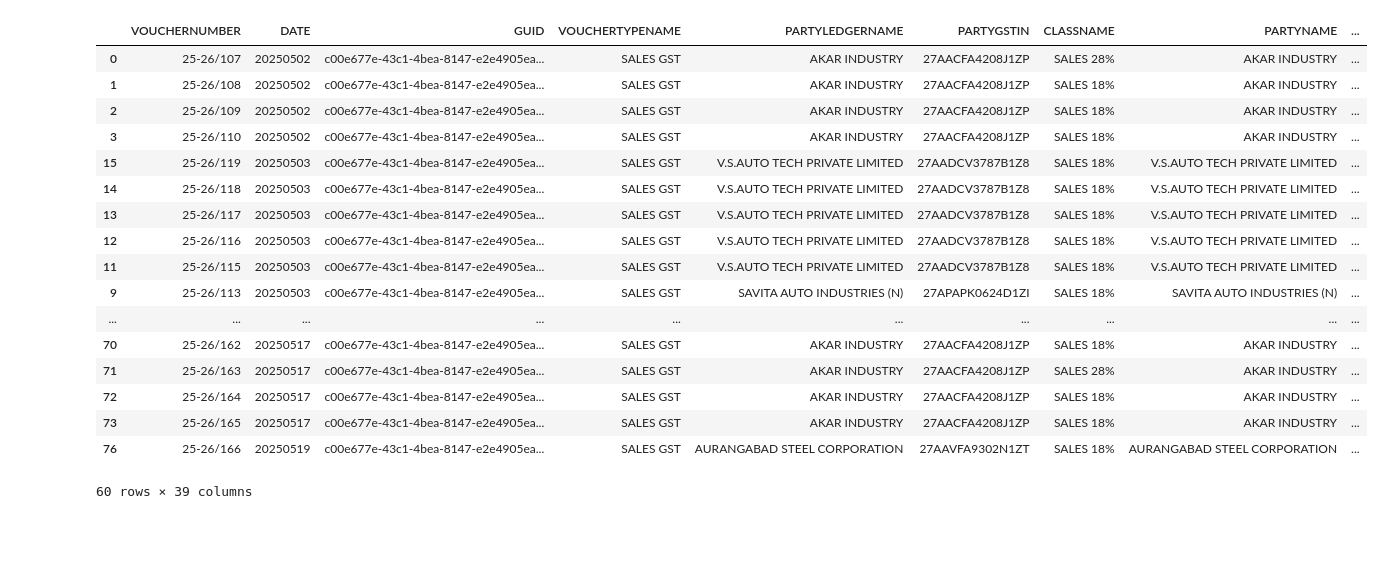
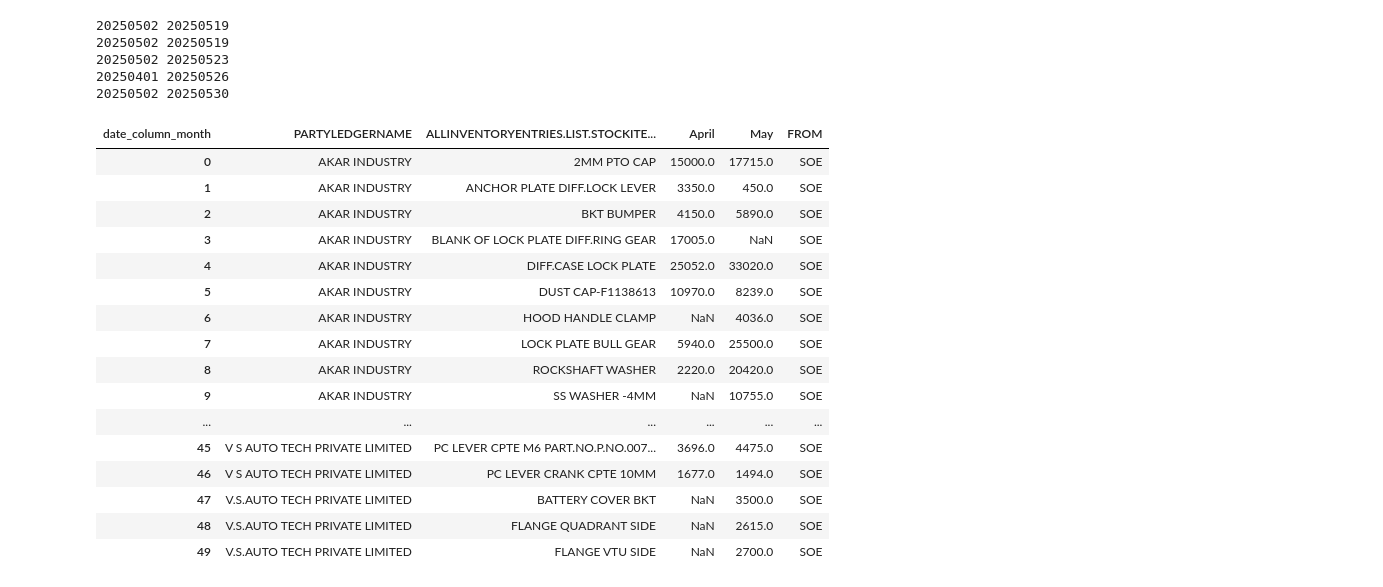
Before and after one commit to omkar-salunke/accounts, a Jupyter notebook: both_tally_daybook.ipynb, the cells around one changed output. Saved outputs shown, nothing was run; the diff lists cells and outputs as text; code cells hidden in the pictures; blank space fills up the shorter version.

```diff
--- a/both_tally_daybook.ipynb
+++ b/both_tally_daybook.ipynb
@@ -88,47 +88,55 @@ files_me = os.listdir('/content/drive/MyDrive/tally_export/ME/')
 # %%
 req_cols = ['VOUCHERNUMBER','DATE','GUID','VOUCHERTYPENAME','PARTYLEDGERNAME','PARTYGSTIN','CLASSNAME','PARTYNAME','CONSIGNEEGSTIN','PERSISTEDVIEW','ALLINVENTORYENTRIES.LIST.STOCKITEMNAME','ALLINVENTORYENTRIES.LIST.RATE','ALLINVENTORYENTRIES.LIST.AMOUNT','LEDGERENTRIES.LIST.VATEXPAMOUNT','LEDGERENTRIES.LIST.AMOUNT','ALLINVENTORYENTRIES.LIST.ACTUALQTY','ALLINVENTORYENTRIES.LIST.BILLEDQTY','ALLINVENTORYENTRIES.LIST.BATCHALLOCATIONS.LIST.AMOUNT','ALLINVENTORYENTRIES.LIST.BATCHALLOCATIONS.LIST.ACTUALQTY','ALLINVENTORYENTRIES.LIST.BATCHALLOCATIONS.LIST.BILLEDQTY','ALLINVENTORYENTRIES.LIST.ACCOUNTINGALLOCATIONS.LIST.LEDGERNAME','ALLINVENTORYENTRIES.LIST.ACCOUNTINGALLOCATIONS.LIST.AMOUNT','LEDGERENTRIES.LIST.LEDGERNAME','LEDGERENTRIES.LIST.AMOUNT','LEDGERENTRIES.LIST.VATEXPAMOUNT','INVOICEORDERLIST.LIST.BASICORDERDATE','INVOICEORDERLIST.LIST.BASICPURCHASEORDERNO','REFERENCEDATE','REFERENCE','CONSIGNEEPINNUMBER','ALLINVENTORYENTRIES.LIST.ACCOUNTINGALLOCATIONS.LIST.GSTOVRDNNATURE','ALLINVENTORYENTRIES.LIST.ACCOUNTINGALLOCATIONS.LIST.RATEDETAILS.LIST.GSTRATEDUTYHEAD','ALLLEDGERENTRIES.LIST.OLDAUDITENTRYIDS.LIST.OLDAUDITENTRYIDS','ALLLEDGERENTRIES.LIST.LEDGERNAME','ALLLEDGERENTRIES.LIST.AMOUNT','NARRATION']
 df_raw_collect_soe = pd.DataFrame()
 for xt in files_soe:
   path_ct = soe_list
   xml_file = path_ct+xt
   df_raw_f = xml_to_dataframe_vouchers(xml_file)
   df_raw_f_ref = pd.DataFrame(df_raw_f)[req_cols]
+  print(df_raw_f_ref.loc[0,'DATE'],df_raw_f_ref.loc[len(df_raw_f_ref)-1,'DATE'])
   df_raw_collect_soe = pd.concat([df_raw_collect_soe, df_raw_f_ref]).reset_index(drop=True)
 df_raw_collect_soe
-df_raw_soe = df_raw_f_ref.drop_duplicates(subset='GUID', keep='first').reset_index(drop=True)
+
+df_raw_soe = df_raw_collect_soe.drop_duplicates(subset='GUID', keep='first').reset_index(drop=True)
 df_raw_soe['date_column'] = pd.to_datetime(df_raw_soe['DATE'], format='%Y%m%d')
 df_raw_soe = df_raw_soe.sort_values('date_column')
 df_raw_soe['date_column_month'] = df_raw_soe['date_column'].dt.month_name()
 df_raw_soe['act_qty'] = df_raw_soe['ALLINVENTORYENTRIES.LIST.ACTUALQTY'].str.extract(r'([\d.]+)').astype(float)
-df_raw_soe_sales = df_raw_soe[df_raw_soe['VOUCHERTYPENAME']=='SALES GST']
+df_raw_soe_sales = df_raw_soe[df_raw_soe['VOUCHERTYPENAME'].isin(['Sales Gst', 'SALES GST'])]
 df_raw_soe_sales_sch = df_raw_soe_sales.groupby(['date_column_month','PARTYLEDGERNAME','ALLINVENTORYENTRIES.LIST.STOCKITEMNAME'])['act_qty'].sum()
 
 df_schedule_merge_soe = pd.DataFrame(df_raw_soe_sales_sch).pivot_table(index=['PARTYLEDGERNAME','ALLINVENTORYENTRIES.LIST.STOCKITEMNAME'],columns='date_column_month',values='act_qty',aggfunc='sum').reset_index()
 df_schedule_merge_soe['FROM']="SOE"
 
 # df_schedule = pd.read_excel("/content/drive/MyDrive/tally_export/schedule.xlsx",sheet_name = 'SOE')
 # df_schedule_merge_soe = pd.merge(df_schedule,df_raw_soe_sales_schedule,on=['PARTYLEDGERNAME','ALLINVENTORYENTRIES.LIST.STOCKITEMNAME'],how='right')
 # df_schedule_merge.to_excel(,sheet_name = 'SOE',index=False)
-df_raw_soe_sales
+df_schedule_merge_soe
+
+# df_raw_soe_sales.sort_values('date_column')
 # %% [output]
+20250502 20250519
+20250502 20250519
+20250502 20250523
+20250401 20250526
+20250502 20250530
-|  | VOUCHERNUMBER | DATE | GUID | VOUCHERTYPENAME | PARTYLEDGERNAME | PARTYGSTIN | CLASSNAME | PARTYNAME | ... |
-| 0 | 25-26/107 | 20250502 | c00e677e-43c1-4bea-8147-e2e4905ea... | SALES GST | AKAR INDUSTRY | 27AACFA4208J1ZP | SALES 28% | AKAR INDUSTRY | ... |
-| 1 | 25-26/108 | 20250502 | c00e677e-43c1-4bea-8147-e2e4905ea... | SALES GST | AKAR INDUSTRY | 27AACFA4208J1ZP | SALES 18% | AKAR INDUSTRY | ... |
-| 2 | 25-26/109 | 20250502 | c00e677e-43c1-4bea-8147-e2e4905ea... | SALES GST | AKAR INDUSTRY | 27AACFA4208J1ZP | SALES 18% | AKAR INDUSTRY | ... |
-| 3 | 25-26/110 | 20250502 | c00e677e-43c1-4bea-8147-e2e4905ea... | SALES GST | AKAR INDUSTRY | 27AACFA4208J1ZP | SALES 18% | AKAR INDUSTRY | ... |
-| 15 | 25-26/119 | 20250503 | c00e677e-43c1-4bea-8147-e2e4905ea... | SALES GST | V.S.AUTO TECH PRIVATE LIMITED | 27AADCV3787B1Z8 | SALES 18% | V.S.AUTO TECH PRIVATE LIMITED | ... |
-| 14 | 25-26/118 | 20250503 | c00e677e-43c1-4bea-8147-e2e4905ea... | SALES GST | V.S.AUTO TECH PRIVATE LIMITED | 27AADCV3787B1Z8 | SALES 18% | V.S.AUTO TECH PRIVATE LIMITED | ... |
-| 13 | 25-26/117 | 20250503 | c00e677e-43c1-4bea-8147-e2e4905ea... | SALES GST | V.S.AUTO TECH PRIVATE LIMITED | 27AADCV3787B1Z8 | SALES 18% | V.S.AUTO TECH PRIVATE LIMITED | ... |
-| 12 | 25-26/116 | 20250503 | c00e677e-43c1-4bea-8147-e2e4905ea... | SALES GST | V.S.AUTO TECH PRIVATE LIMITED | 27AADCV3787B1Z8 | SALES 18% | V.S.AUTO TECH PRIVATE LIMITED | ... |
-| 11 | 25-26/115 | 20250503 | c00e677e-43c1-4bea-8147-e2e4905ea... | SALES GST | V.S.AUTO TECH PRIVATE LIMITED | 27AADCV3787B1Z8 | SALES 18% | V.S.AUTO TECH PRIVATE LIMITED | ... |
-| 9 | 25-26/113 | 20250503 | c00e677e-43c1-4bea-8147-e2e4905ea... | SALES GST | SAVITA AUTO INDUSTRIES (N) | 27APAPK0624D1ZI | SALES 18% | SAVITA AUTO INDUSTRIES (N) | ... |
-| ... | ... | ... | ... | ... | ... | ... | ... | ... | ... |
-| 70 | 25-26/162 | 20250517 | c00e677e-43c1-4bea-8147-e2e4905ea... | SALES GST | AKAR INDUSTRY | 27AACFA4208J1ZP | SALES 18% | AKAR INDUSTRY | ... |
-| 71 | 25-26/163 | 20250517 | c00e677e-43c1-4bea-8147-e2e4905ea... | SALES GST | AKAR INDUSTRY | 27AACFA4208J1ZP | SALES 28% | AKAR INDUSTRY | ... |
-| 72 | 25-26/164 | 20250517 | c00e677e-43c1-4bea-8147-e2e4905ea... | SALES GST | AKAR INDUSTRY | 27AACFA4208J1ZP | SALES 18% | AKAR INDUSTRY | ... |
-| 73 | 25-26/165 | 20250517 | c00e677e-43c1-4bea-8147-e2e4905ea... | SALES GST | AKAR INDUSTRY | 27AACFA4208J1ZP | SALES 18% | AKAR INDUSTRY | ... |
-| 76 | 25-26/166 | 20250519 | c00e677e-43c1-4bea-8147-e2e4905ea... | SALES GST | AURANGABAD STEEL CORPORATION | 27AAVFA9302N1ZT | SALES 18% | AURANGABAD STEEL CORPORATION | ... |
+| date_column_month | PARTYLEDGERNAME | ALLINVENTORYENTRIES.LIST.STOCKITE... | April | May | FROM |
+| 0 | AKAR INDUSTRY | 2MM PTO CAP | 15000.0 | 17715.0 | SOE |
+| 1 | AKAR INDUSTRY | ANCHOR PLATE DIFF.LOCK LEVER | 3350.0 | 450.0 | SOE |
+| 2 | AKAR INDUSTRY | BKT BUMPER | 4150.0 | 5890.0 | SOE |
+| 3 | AKAR INDUSTRY | BLANK OF LOCK PLATE DIFF.RING GEAR | 17005.0 | NaN | SOE |
+| 4 | AKAR INDUSTRY | DIFF.CASE LOCK PLATE | 25052.0 | 33020.0 | SOE |
+| 5 | AKAR INDUSTRY | DUST CAP-F1138613 | 10970.0 | 8239.0 | SOE |
+| 6 | AKAR INDUSTRY | HOOD HANDLE CLAMP | NaN | 4036.0 | SOE |
+| 7 | AKAR INDUSTRY | LOCK PLATE BULL GEAR | 5940.0 | 25500.0 | SOE |
+| 8 | AKAR INDUSTRY | ROCKSHAFT WASHER | 2220.0 | 20420.0 | SOE |
+| 9 | AKAR INDUSTRY | SS WASHER -4MM | NaN | 10755.0 | SOE |
+| ... | ... | ... | ... | ... | ... |
+| 45 | V S AUTO TECH PRIVATE LIMITED | PC LEVER CPTE M6 PART.NO.P.NO.007... | 3696.0 | 4475.0 | SOE |
+| 46 | V S AUTO TECH PRIVATE LIMITED | PC LEVER CRANK CPTE 10MM | 1677.0 | 1494.0 | SOE |
+| 47 | V.S.AUTO TECH PRIVATE LIMITED | BATTERY COVER BKT | NaN | 3500.0 | SOE |
+| 48 | V.S.AUTO TECH PRIVATE LIMITED | FLANGE QUADRANT SIDE | NaN | 2615.0 | SOE |
+| 49 | V.S.AUTO TECH PRIVATE LIMITED | FLANGE VTU SIDE | NaN | 2700.0 | SOE |
-60 rows × 39 columns
 # %%
 zoho_col_list = ['Invoice Number',
 'Estimate Number',
```
Also changed, not shown: parts of 12 cells of this notebook.
